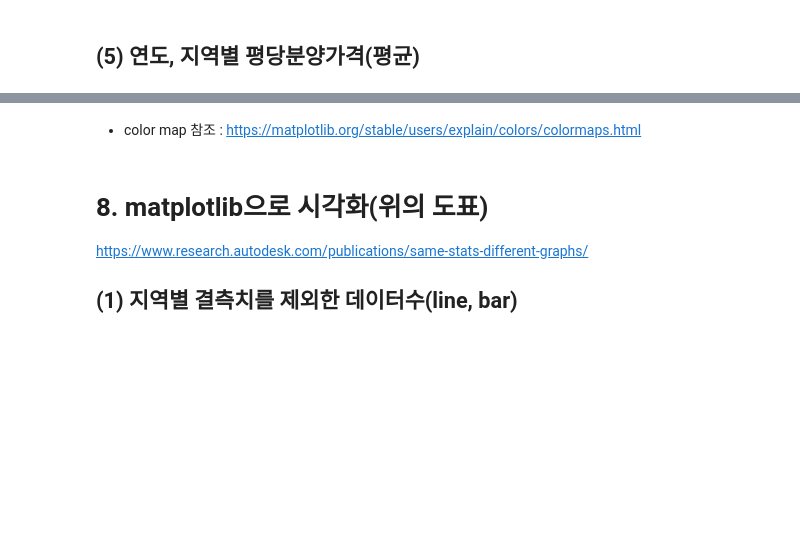
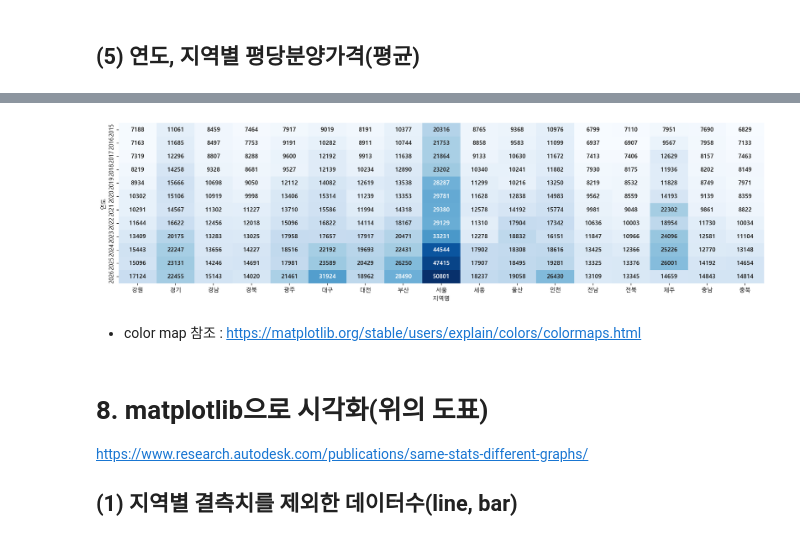
Before and after one commit to wonee-302/ai, a Jupyter notebook: source/01_python/ch13_예1_포트폴리오_아파트분양가 분석.ipynb, the cells around one changed output, grey strips where cells are left out. Saved outputs shown, nothing was run; the diff lists cells and outputs as text; code cells hidden in the pictures; blank space fills up the shorter version.

```diff
--- a/source/01_python/ch13_예1_포트폴리오_아파트분양가 분석.ipynb
+++ b/source/01_python/ch13_예1_포트폴리오_아파트분양가 분석.ipynb
@@ -257,0 +895,3 @@ df_last.to_csv('data/df_last.csv', index=False) # 전처리 단계 백업
+# %%
+r=df_last.pivot_table(index='연도',columns='지역명', values='평당분양가격')
+r
@@ -258,3 +913,9 @@ df_last.to_csv('data/df_last.csv', index=False) # 전처리 단계 백업
+# %%
+plt.figure(figsize=(20,5))
+sns.heatmap(r, annot=True, fmt='.0f', cmap='Blues', annot_kws={'weight':'bold'},cbar=False)
+plt.show()
+# %% [output]
+[figure, added]
 # %% [markdown]
 - color map 참조 : https://matplotlib.org/stable/users/explain/colors/colormaps.html
 # %% [markdown]
```
Also changed, not shown: parts of 99 cells of this notebook, 2 other files.
